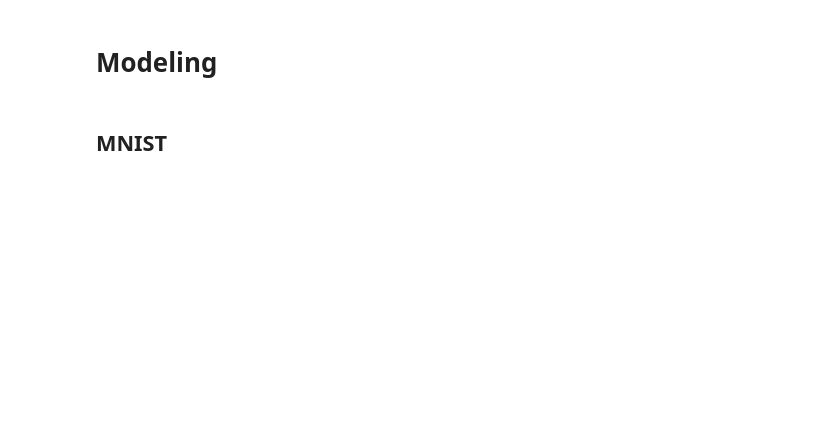
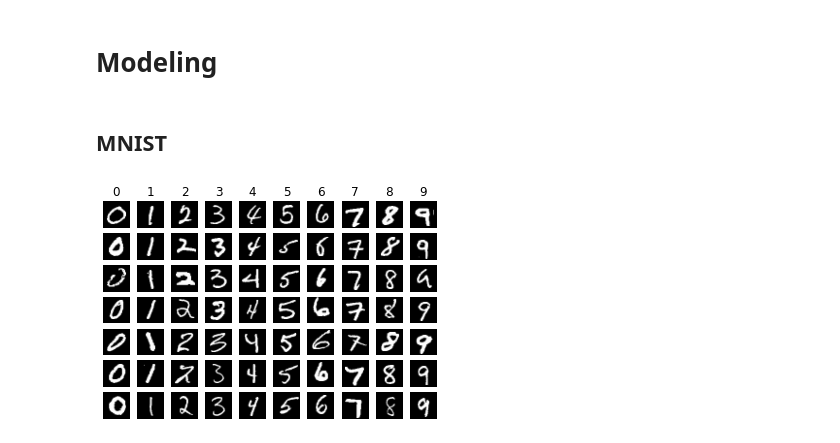
Before and after one commit to Lamantin12/ComputerGraphics, a Jupyter notebook: Generation+Modeling.ipynb, the cells around one changed output. Cells and saved outputs as stored; diff of their text form; code cells hidden in the pictures; blank space fills up the shorter version.

```diff
--- a/Generation+Modeling.ipynb
+++ b/Generation+Modeling.ipynb
@@ -256,15 +242,0 @@ for i in range(4):
-# %%
-classes = list(np.arange(6))
-num_classes = len(classes)
-samples_per_class = 7
-for y, cls in enumerate(classes):
-    idxs = np.flatnonzero(y_train == y)
-    idxs = np.random.choice(idxs, samples_per_class, replace=False)
-    for i, idx in enumerate(idxs):
-        plt_idx = i * num_classes + y + 1
-        plt.subplot(samples_per_class, num_classes, plt_idx)
-        plt.imshow((x_train[idx]*255).reshape(64, 64).astype('uint8'), cmap='gray')
-        plt.axis('off')
-        if i == 0:
-            plt.title(cls)
-plt.show()
@@ -309,3 +262,27 @@ def one_plot(loss, val_loss, acc, val_acc):
 # %%
 num_classes = 10
 img_rows = img_cols = 28
+# %%
+file_image_train = 'mnist/images_trn.bin'
+file_lable_train = 'mnist/labels_trn.bin'
+file_image_test = 'mnist/images_tst.bin'
+file_lable_test = 'mnist/labels_tst.bin'
+x_train, y_train, x_test, y_test = load_from_binary(file_image_train, file_lable_train,
+                                                   file_image_test, file_lable_test, img_rows)
+# %%
+classes = list(np.arange(num_classes))
+num_classes = len(classes)
+samples_per_class = 7
+for y, cls in enumerate(classes):
+    idxs = np.flatnonzero(y_train == y)
+    idxs = np.random.choice(idxs, samples_per_class, replace=False)
+    for i, idx in enumerate(idxs):
+        plt_idx = i * num_classes + y + 1
+        plt.subplot(samples_per_class, num_classes, plt_idx)
+        plt.imshow((x_train[idx]*255).reshape(img_cols, img_cols).astype('uint8'), cmap='gray')
+        plt.axis('off')
+        if i == 0:
+            plt.title(cls)
+plt.show()
+# %% [output]
+[figure, added]
```
Also changed, not shown: parts of 35 cells of this notebook.
